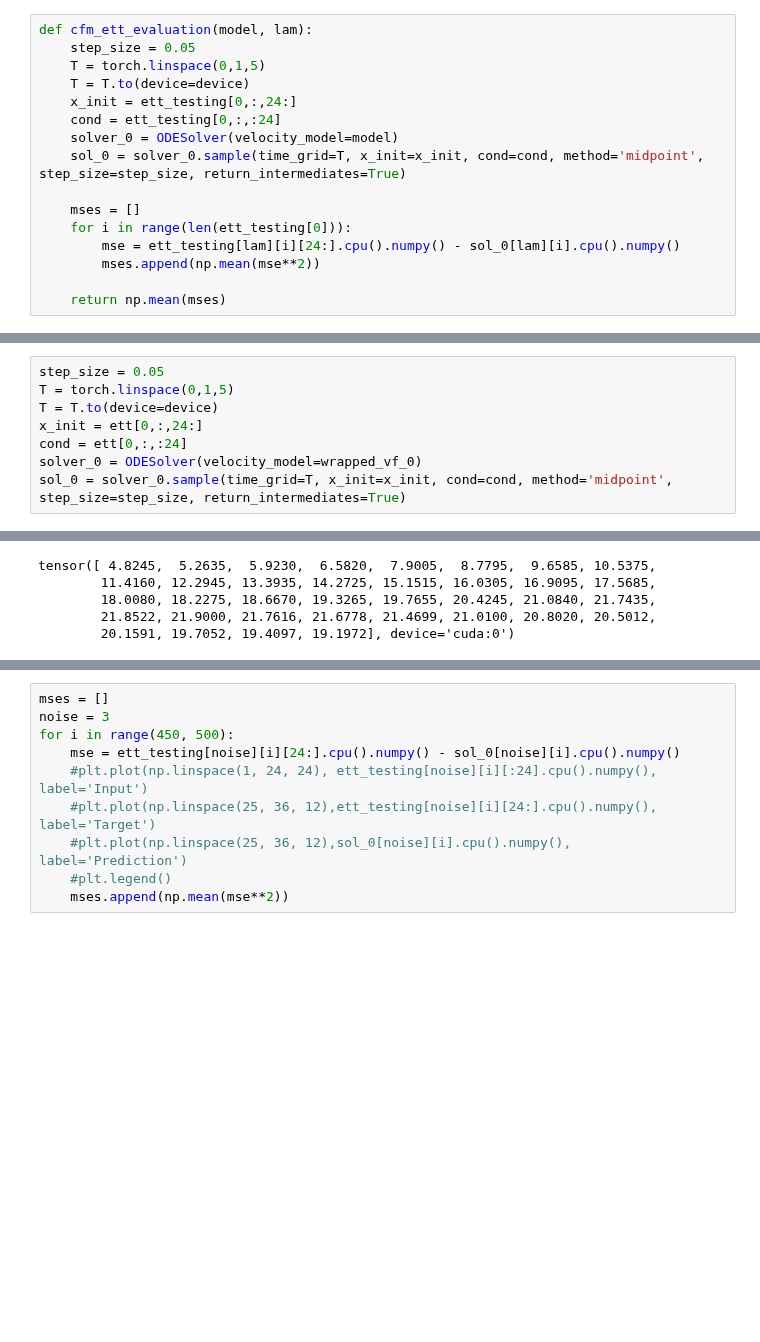
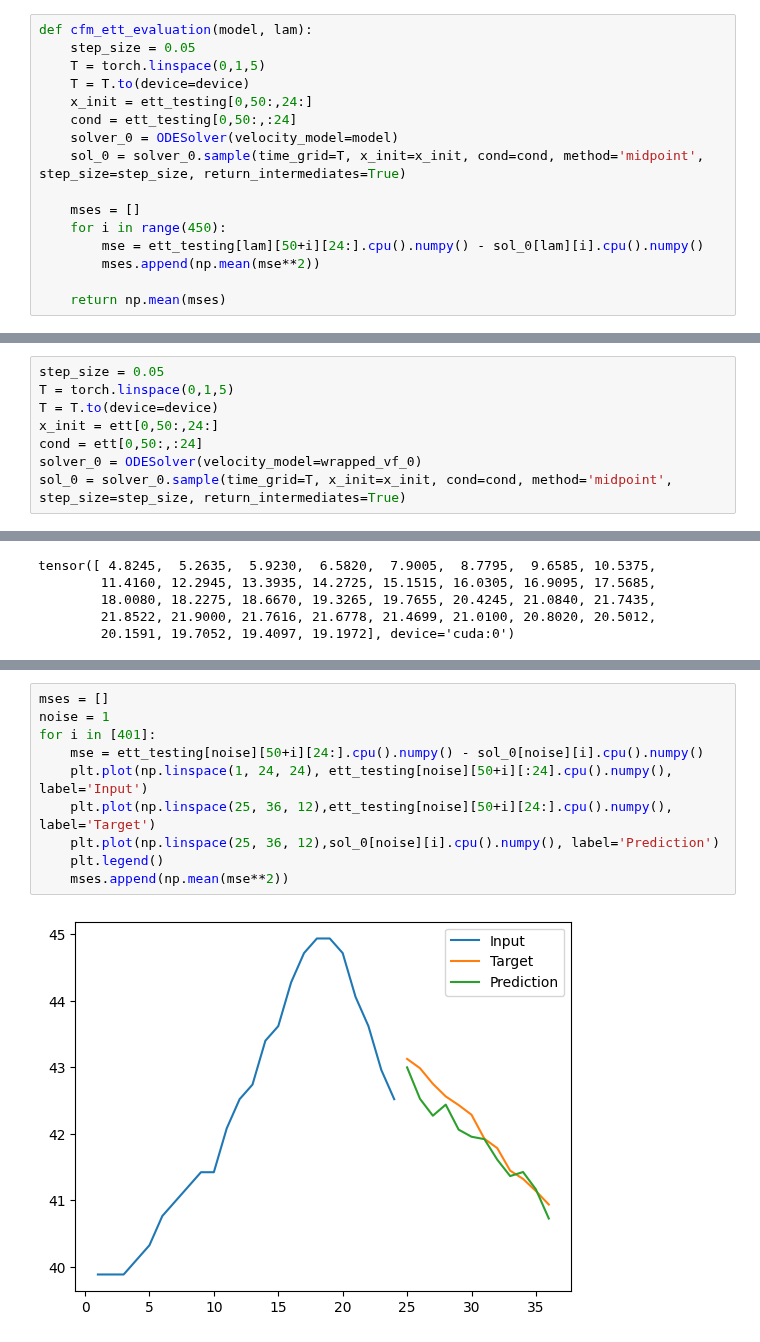
Before and after one commit to harrya32/HTI, a Jupyter notebook: rebuttal_baselines/2d_flow_matching.ipynb, the cells around one changed output, grey strips where cells are left out. Drawn from its saved outputs; the diff is of its cells as text; blank space fills up the shorter version.

```diff
--- a/rebuttal_baselines/2d_flow_matching.ipynb
+++ b/rebuttal_baselines/2d_flow_matching.ipynb
@@ -1621,14 +1618,14 @@ def cfm_ett_evaluation(model, lam):
     step_size = 0.05
     T = torch.linspace(0,1,5)
     T = T.to(device=device)
-    x_init = ett_testing[0,:,24:]
-    cond = ett_testing[0,:,:24]
+    x_init = ett_testing[0,50:,24:]
+    cond = ett_testing[0,50:,:24]
     solver_0 = ODESolver(velocity_model=model)
     sol_0 = solver_0.sample(time_grid=T, x_init=x_init, cond=cond, method='midpoint', step_size=step_size, return_intermediates=True)
 
     mses = []
-    for i in range(len(ett_testing[0])):
-        mse = ett_testing[lam][i][24:].cpu().numpy() - sol_0[lam][i].cpu().numpy()
+    for i in range(450):
+        mse = ett_testing[lam][50+i][24:].cpu().numpy() - sol_0[lam][i].cpu().numpy()
         mses.append(np.mean(mse**2))
 
     return np.mean(mses)
@@ -1670,8 +1667,8 @@ ett flow surrogate results: 0.652 ± 0.537
 step_size = 0.05
 T = torch.linspace(0,1,5)
 T = T.to(device=device)
-x_init = ett[0,:,24:]
-cond = ett[0,:,:24]
+x_init = ett[0,50:,24:]
+cond = ett[0,50:,:24]
 solver_0 = ODESolver(velocity_model=wrapped_vf_0)
 sol_0 = solver_0.sample(time_grid=T, x_init=x_init, cond=cond, method='midpoint', step_size=step_size, return_intermediates=True)
 # %%
@@ -1710,13 +1707,15 @@ tensor([21.8522, 21.9000, 21.7616, 21.6778, 21.4699, 21.0100, 20.8020, 20.5012,
 # %%
 mses = []
-noise = 3
-for i in range(450, 500):
-    mse = ett_testing[noise][i][24:].cpu().numpy() - sol_0[noise][i].cpu().numpy()
-    #plt.plot(np.linspace(1, 24, 24), ett_testing[noise][i][:24].cpu().numpy(), label='Input')
-    #plt.plot(np.linspace(25, 36, 12),ett_testing[noise][i][24:].cpu().numpy(), label='Target')
-    #plt.plot(np.linspace(25, 36, 12),sol_0[noise][i].cpu().numpy(), label='Prediction')
-    #plt.legend()
+noise = 1
+for i in [401]:
+    mse = ett_testing[noise][50+i][24:].cpu().numpy() - sol_0[noise][i].cpu().numpy()
+    plt.plot(np.linspace(1, 24, 24), ett_testing[noise][50+i][:24].cpu().numpy(), label='Input')
+    plt.plot(np.linspace(25, 36, 12),ett_testing[noise][50+i][24:].cpu().numpy(), label='Target')
+    plt.plot(np.linspace(25, 36, 12),sol_0[noise][i].cpu().numpy(), label='Prediction')
+    plt.legend()
     mses.append(np.mean(mse**2))
+# %% [output]
+[figure, added]
 # %%
 np.mean(mses)
 # %% [output]
```
Also changed, not shown: parts of 7 cells of this notebook, 11 other files.
